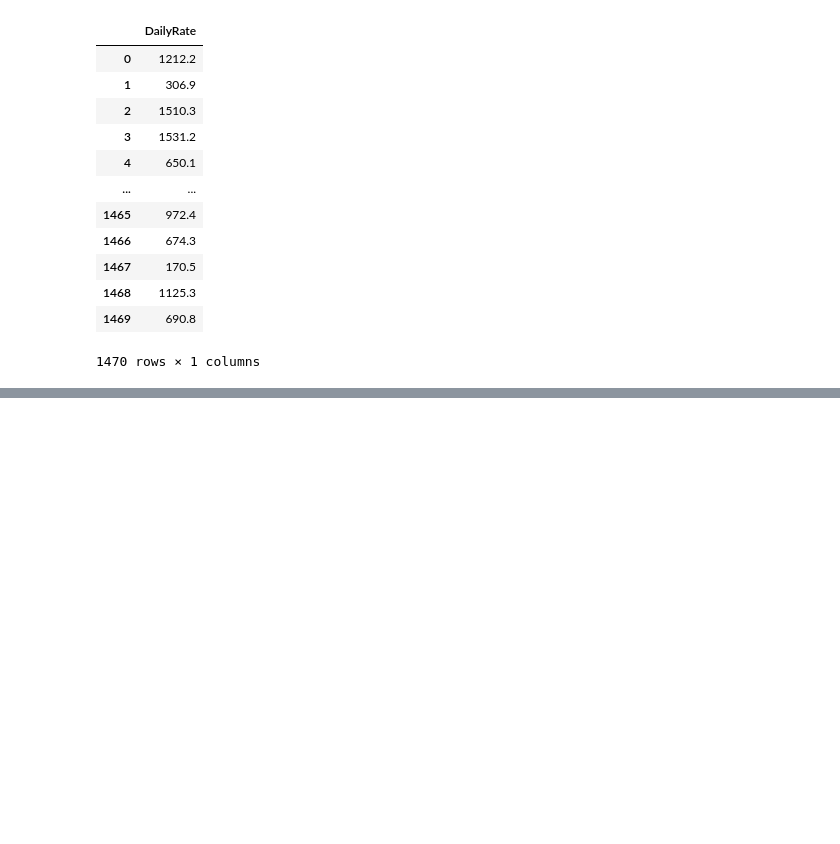
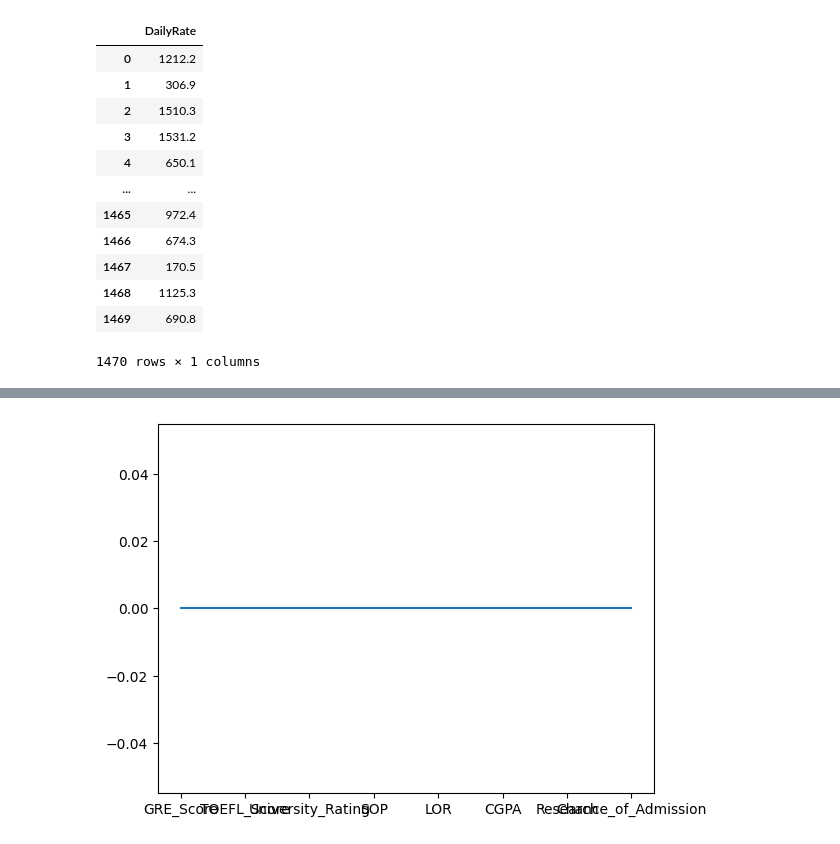
Before and after one commit to sebastian9610/Frogames, a Jupyter notebook: Semana-data-science/Semana-data-science.ipynb, the cells around one changed output, grey strips where cells are left out. Cells and saved outputs as stored; diff of their text form; code cells hidden in the pictures; blank space fills up the shorter version.

```diff
--- a/Semana-data-science/Semana-data-science.ipynb
+++ b/Semana-data-science/Semana-data-science.ipynb
@@ -369,0 +379,3 @@ df_hr[['DailyRate']]
+# %%
+df_university = pd.read_csv('university_admission-230526-192351.csv')
+df_university
@@ -369,0 +414,4 @@ df_hr[['DailyRate']]
+# %%
+df_university.isnull().sum().plot();
+# %% [output]
+[figure, added]
```
Also changed, not shown: parts of 25 cells of this notebook, 17 other files.
